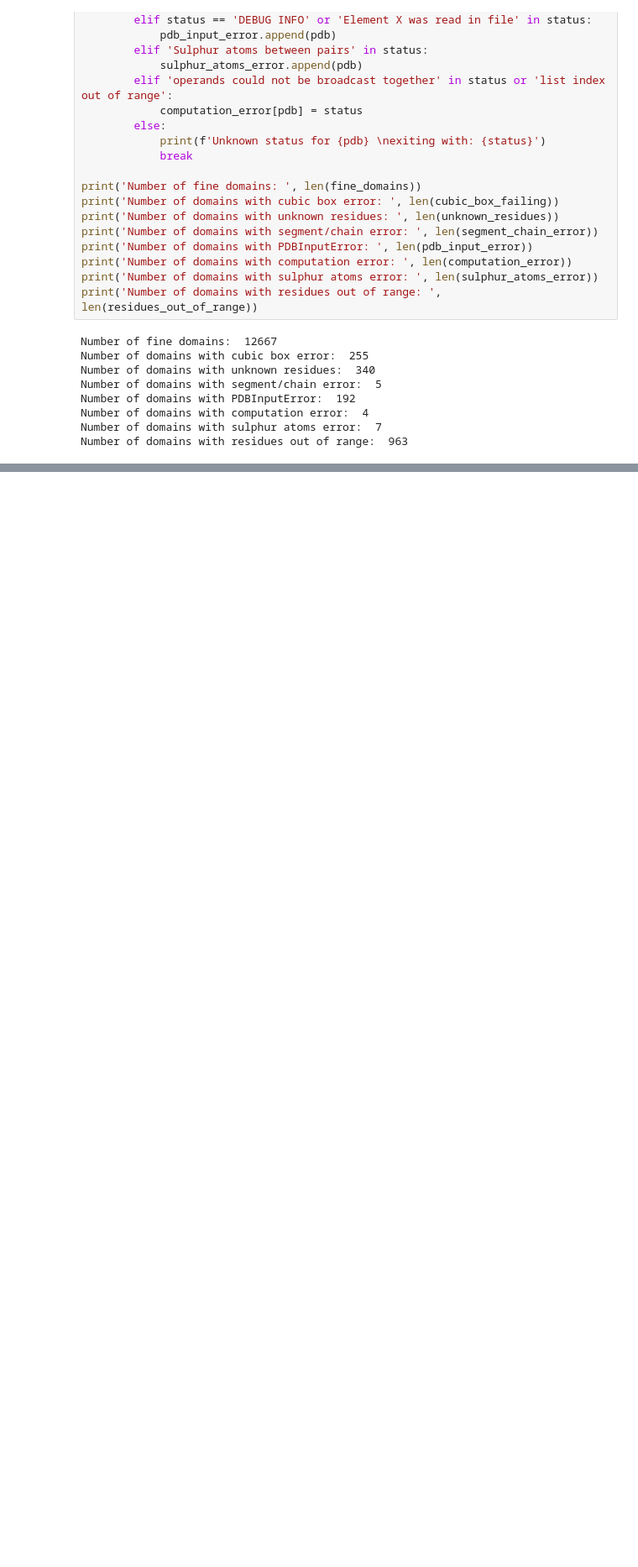
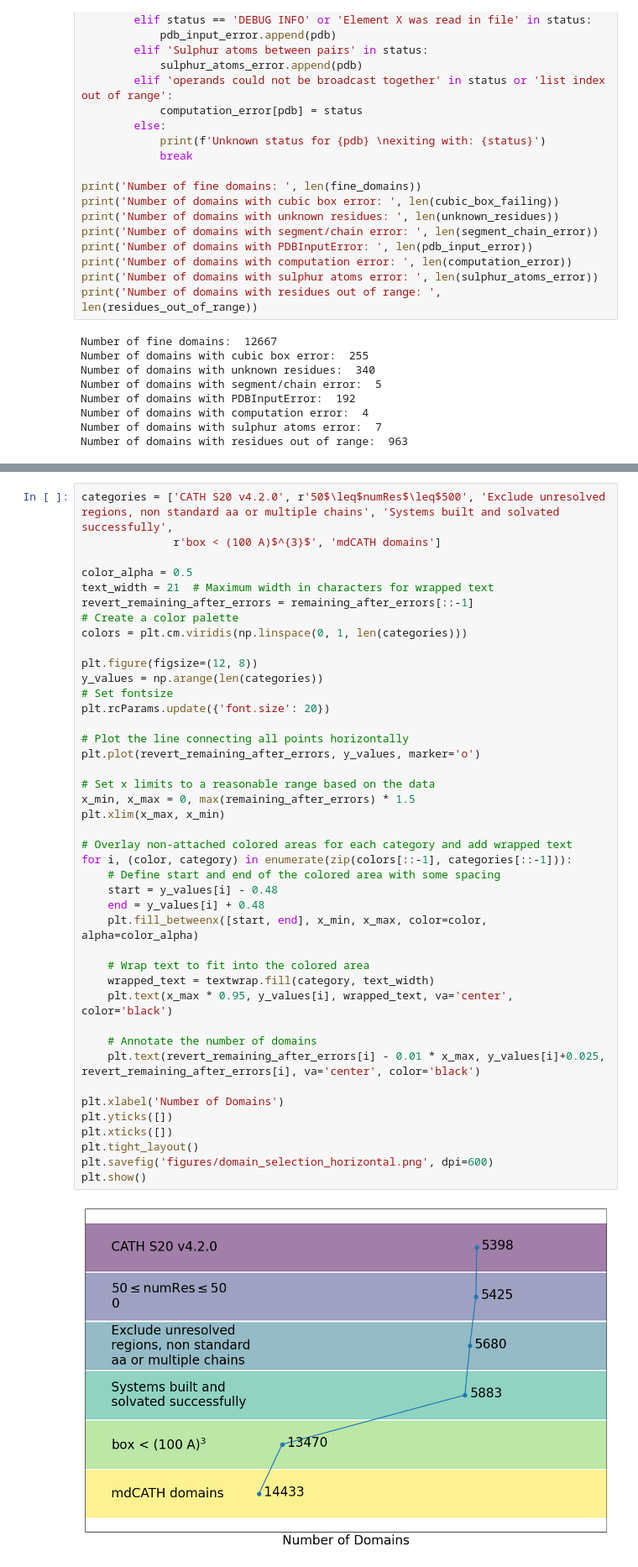
Before and after one commit to compsciencelab/mdCATH, a Jupyter notebook: analysis/domains_mdCATH.ipynb, the cells around one changed output, grey strips where cells are left out. Shown at 84% size. Saved outputs shown, nothing was run; the diff lists cells and outputs as text; blank space fills up the shorter version.

Commit message:
update notebook for first figure in mdcath paper

```diff
--- a/analysis/domains_mdCATH.ipynb
+++ b/analysis/domains_mdCATH.ipynb
@@ -155,3 +154,47 @@ plt.savefig('figures/domain_selection.png', dpi=600)
 plt.show()
 # %% [output]
 [figure]
+# %%
+categories = ['CATH S20 v4.2.0', r'50$\leq$numRes$\leq$500', 'Exclude unresolved regions, non standard aa or multiple chains', 'Systems built and solvated successfully',
+              r'box < (100 A)$^{3}$', 'mdCATH domains']
+
+color_alpha = 0.5
+text_width = 21  # Maximum width in characters for wrapped text
+revert_remaining_after_errors = remaining_after_errors[::-1]
+# Create a color palette
+colors = plt.cm.viridis(np.linspace(0, 1, len(categories)))
+
+plt.figure(figsize=(12, 8))
+y_values = np.arange(len(categories))
+# Set fontsize
+plt.rcParams.update({'font.size': 20})
+
+# Plot the line connecting all points horizontally
+plt.plot(revert_remaining_after_errors, y_values, marker='o')
+
+# Set x limits to a reasonable range based on the data
+x_min, x_max = 0, max(remaining_after_errors) * 1.5
+plt.xlim(x_max, x_min)
+
+# Overlay non-attached colored areas for each category and add wrapped text
+for i, (color, category) in enumerate(zip(colors[::-1], categories[::-1])):
+    # Define start and end of the colored area with some spacing
+    start = y_values[i] - 0.48
+    end = y_values[i] + 0.48
+    plt.fill_betweenx([start, end], x_min, x_max, color=color, alpha=color_alpha)
+
+    # Wrap text to fit into the colored area
+    wrapped_text = textwrap.fill(category, text_width)
+    plt.text(x_max * 0.95, y_values[i], wrapped_text, va='center', color='black')
+
+    # Annotate the number of domains
+    plt.text(revert_remaining_after_errors[i] - 0.01 * x_max, y_values[i]+0.025, revert_remaining_after_errors[i], va='center', color='black')
+
+plt.xlabel('Number of Domains')
+plt.yticks([])
+plt.xticks([])
+plt.tight_layout()
+plt.savefig('figures/domain_selection_horizontal.png', dpi=600)
+plt.show()
+# %% [output]
+[figure, added]
```
Also changed, not shown: parts of 5 cells of this notebook.
